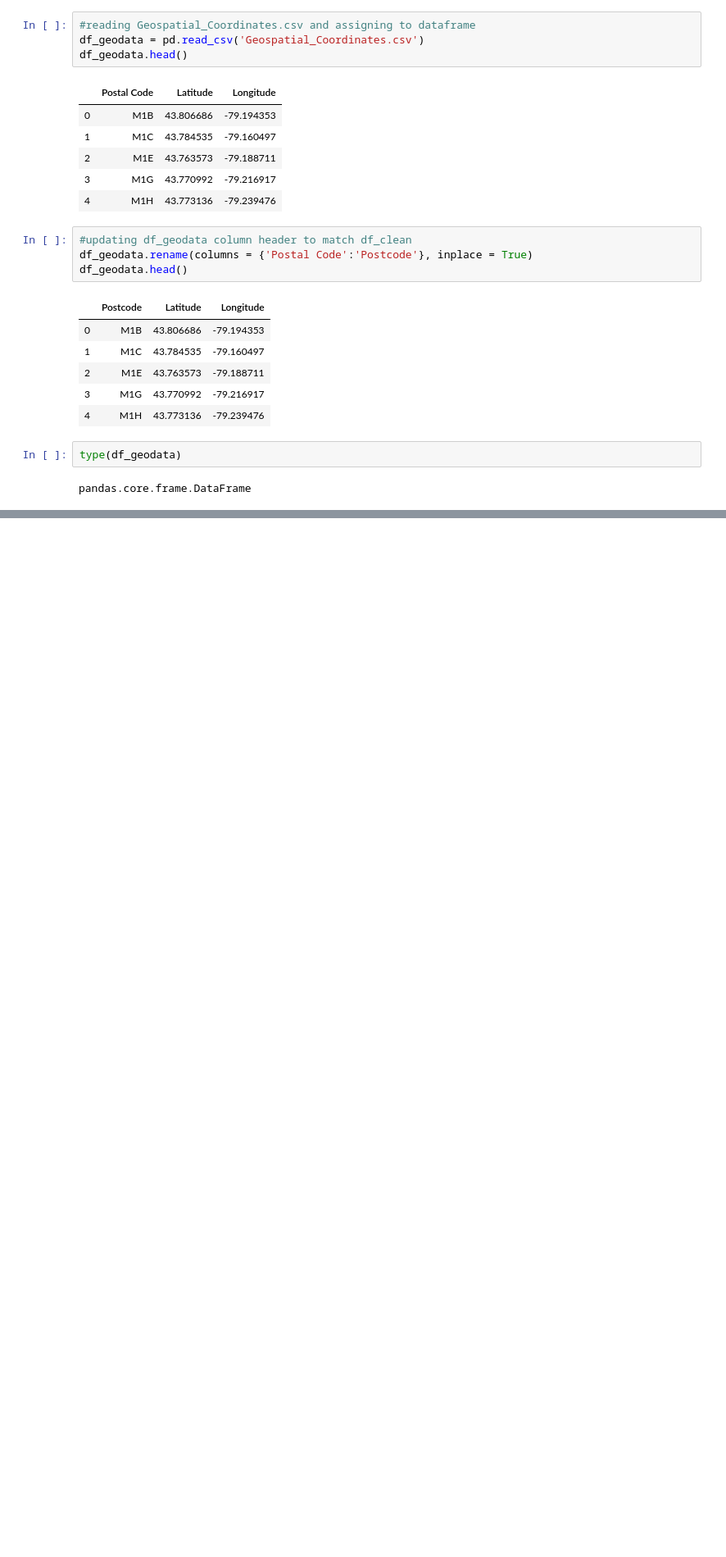
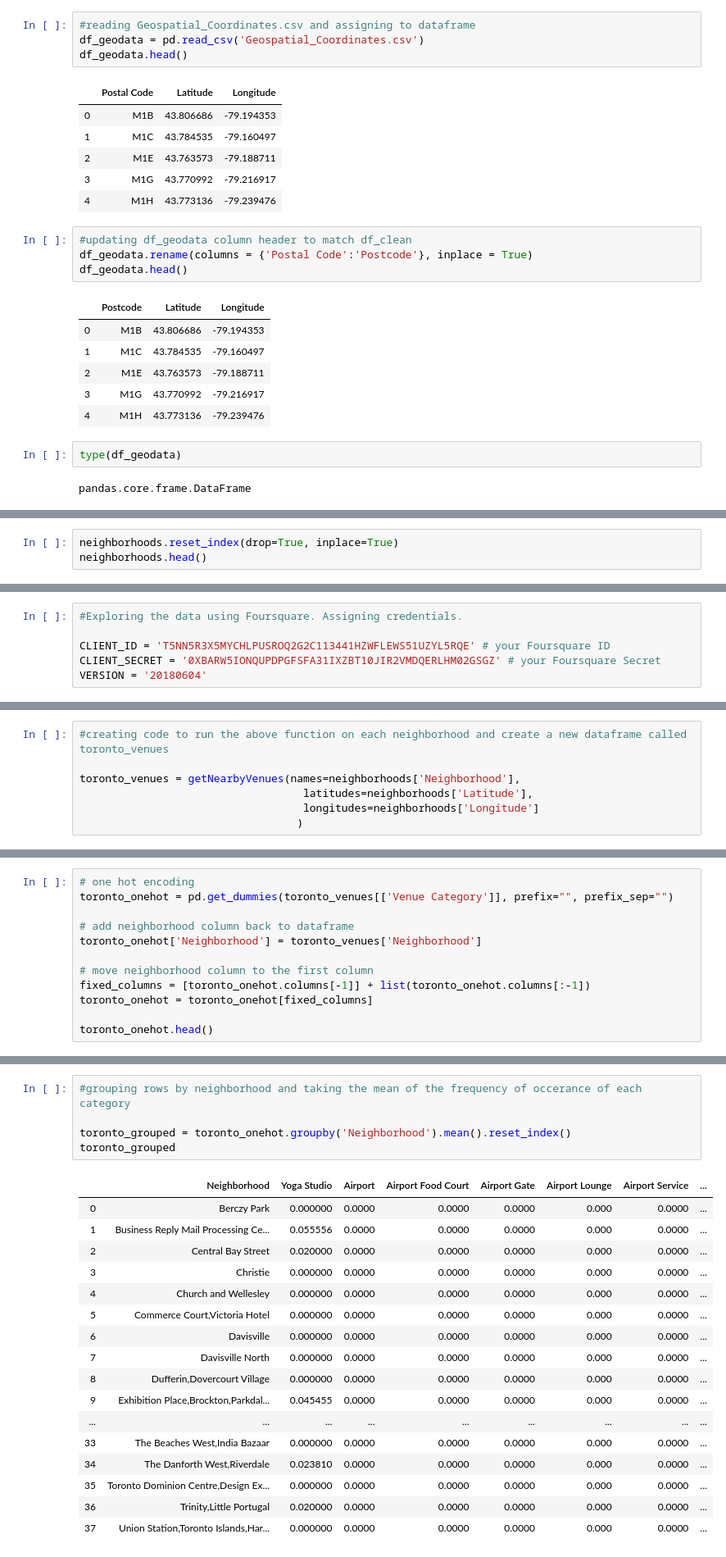
Before and after one commit to ttolman10/Coursera_Capstone, a Jupyter notebook: Week 3 - Segmenting and Clustering Neighborhoods in Toronto.ipynb, the cells around one changed output, grey strips where cells are left out. Shown at 82% size. Cells and saved outputs as stored; diff of their text form; blank space fills up the shorter version.

```diff
--- a/Week 3 - Segmenting and Clustering Neighborhoods in Toronto.ipynb
+++ b/Week 3 - Segmenting and Clustering Neighborhoods in Toronto.ipynb
@@ -159,0 +237,3 @@ df_merged.head()
+# %%
+neighborhoods.reset_index(drop=True, inplace=True)
+neighborhoods.head()
@@ -159,0 +270,6 @@ df_merged.head()
+# %%
+#Exploring the data using Foursquare. Assigning credentials.
+
+CLIENT_ID = 'T5NN5R3X5MYCHLPUSROQ2G2C113441HZWFLEWS51UZYL5RQE' # your Foursquare ID
+CLIENT_SECRET = '0XBARW5IONQUPDPGFSFA31IXZBT10JIR2VMDQERLHM02GSGZ' # your Foursquare Secret
+VERSION = '20180604'
@@ -159,0 +337,7 @@ df_merged.head()
+# %%
+#creating code to run the above function on each neighborhood and create a new dataframe called toronto_venues
+
+toronto_venues = getNearbyVenues(names=neighborhoods['Neighborhood'],
+                                   latitudes=neighborhoods['Latitude'],
+                                   longitudes=neighborhoods['Longitude']
+                                  )
@@ -159,0 +406,12 @@ df_merged.head()
+# %%
+# one hot encoding
+toronto_onehot = pd.get_dummies(toronto_venues[['Venue Category']], prefix="", prefix_sep="")
+
+# add neighborhood column back to dataframe
+toronto_onehot['Neighborhood'] = toronto_venues['Neighborhood']
+
+# move neighborhood column to the first column
+fixed_columns = [toronto_onehot.columns[-1]] + list(toronto_onehot.columns[:-1])
+toronto_onehot = toronto_onehot[fixed_columns]
+
+toronto_onehot.head()
@@ -159,0 +429,23 @@ df_merged.head()
+# %%
+#grouping rows by neighborhood and taking the mean of the frequency of occerance of each category
+
+toronto_grouped = toronto_onehot.groupby('Neighborhood').mean().reset_index()
+toronto_grouped
+# %% [output]
+|  | Neighborhood | Yoga Studio | Airport | Airport Food Court | Airport Gate | Airport Lounge | Airport Service | ... |
+| 0 | Berczy Park | 0.000000 | 0.0000 | 0.0000 | 0.0000 | 0.000 | 0.0000 | ... |
+| 1 | Business Reply Mail Processing Ce... | 0.055556 | 0.0000 | 0.0000 | 0.0000 | 0.000 | 0.0000 | ... |
+| 2 | Central Bay Street | 0.020000 | 0.0000 | 0.0000 | 0.0000 | 0.000 | 0.0000 | ... |
+| 3 | Christie | 0.000000 | 0.0000 | 0.0000 | 0.0000 | 0.000 | 0.0000 | ... |
+| 4 | Church and Wellesley | 0.000000 | 0.0000 | 0.0000 | 0.0000 | 0.000 | 0.0000 | ... |
+| 5 | Commerce Court,Victoria Hotel | 0.000000 | 0.0000 | 0.0000 | 0.0000 | 0.000 | 0.0000 | ... |
+| 6 | Davisville | 0.000000 | 0.0000 | 0.0000 | 0.0000 | 0.000 | 0.0000 | ... |
+| 7 | Davisville North | 0.000000 | 0.0000 | 0.0000 | 0.0000 | 0.000 | 0.0000 | ... |
+| 8 | Dufferin,Dovercourt Village | 0.000000 | 0.0000 | 0.0000 | 0.0000 | 0.000 | 0.0000 | ... |
+| 9 | Exhibition Place,Brockton,Parkdal... | 0.045455 | 0.0000 | 0.0000 | 0.0000 | 0.000 | 0.0000 | ... |
+| ... | ... | ... | ... | ... | ... | ... | ... | ... |
+| 33 | The Beaches West,India Bazaar | 0.000000 | 0.0000 | 0.0000 | 0.0000 | 0.000 | 0.0000 | ... |
+| 34 | The Danforth West,Riverdale | 0.023810 | 0.0000 | 0.0000 | 0.0000 | 0.000 | 0.0000 | ... |
+| 35 | Toronto Dominion Centre,Design Ex... | 0.000000 | 0.0000 | 0.0000 | 0.0000 | 0.000 | 0.0000 | ... |
+| 36 | Trinity,Little Portugal | 0.020000 | 0.0000 | 0.0000 | 0.0000 | 0.000 | 0.0000 | ... |
+| 37 | Union Station,Toronto Islands,Har... | 0.000000 | 0.0000 | 0.0000 | 0.0000 | 0.000 | 0.0000 | ... |
```
Also changed, not shown: parts of 32 cells of this notebook.
